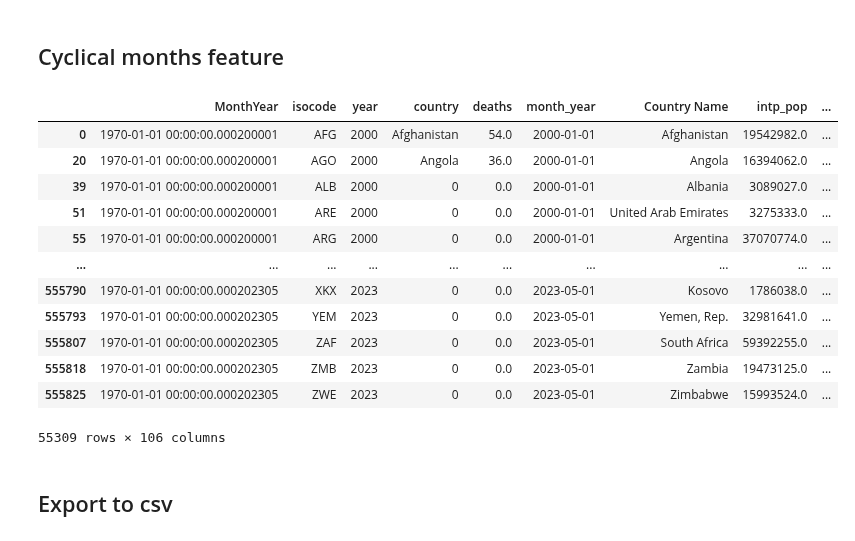
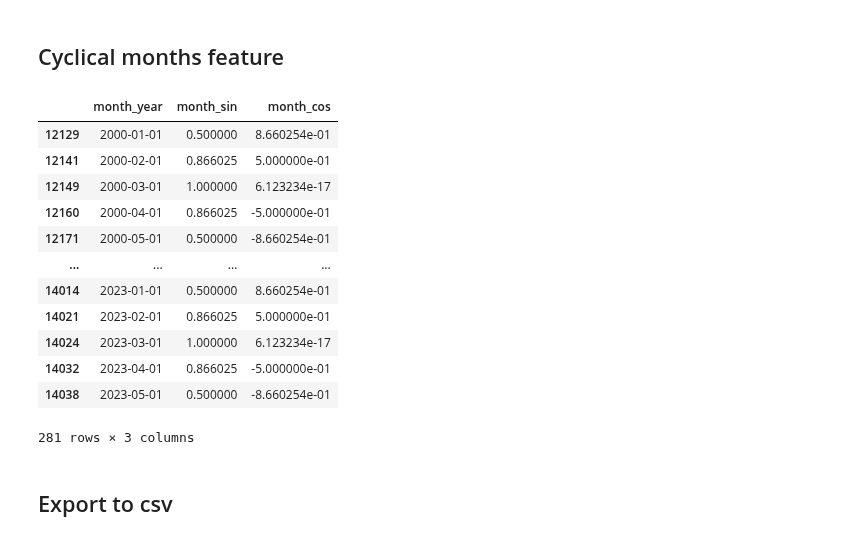
Before and after one commit to luisquinonesPR/thesis, a Jupyter notebook: utils/preprocessing.ipynb, the cells around one changed output. Drawn from its saved outputs; the diff is of its cells as text; code cells hidden in the pictures.

```diff
--- a/utils/preprocessing.ipynb
+++ b/utils/preprocessing.ipynb
@@ -748,3 +829,5 @@ country_df[['Country Name', 'month_year', deaths_choice, 'past6', 'past12', 'pas
+# %%
+df_past.sort_values(by=['month_year', 'isocode'], inplace=True)
 # %% [markdown]
 ## Generate Event shares & normalised total events
 We also make an assumption for missing values that allows us to impute them all with zeros:
@@ -814,0 +898,20 @@ for i in range(0, 21):
+# %%
+#specific_events = ['state_deaths', 'nonstate_deaths', 'onesided_deaths', 'civilian_deaths']
+
+event_cols_gov = ['count_events_{}_gov'.format(i) for i in range(1, 21)]
+event_cols_opp = ['count_events_{}_opp'.format(i) for i in range(1, 21)]
+
+df_shares['events_gov'] = df_shares[event_cols_gov].sum(axis=1)
+df_shares['events_opp'] = df_shares[event_cols_opp].sum(axis=1)
+
+specific_events = ['events_gov', 'events_opp']
+
+# Compute the share of each subset of events of the total events - only when not dividing by zero
+for col in specific_events:
+    df_shares['share_{}'.format(col)] = np.where((df_shares['total_events'] > 0) & (df_shares[col] > 0),
+                                                 round(df_shares[col] / df_shares['total_events'] * 100, 2), 0)
+
+# Drop the original columns
+df_shares.drop(columns=specific_events, inplace=True)
+
+df_shares.isnull().sum().sum()
@@ -918,6 +1027,7 @@ decay = 0.8
 unit_of_analyis = 'isocode'
 
 print(df_stocks.shape)
+
 
 # generates missing values for some months, starting Decemeber 2018 (when using Jan 2018 as start date)
 # lcols = (df_feat.groupby(unit_of_analyis)
@@ -937,7 +1047,15 @@ new_df = pd.DataFrame(lcols_novs).transpose()
 print(new_df.shape)
 
 df_stocks.reset_index(drop=True, inplace=True)
+
+# sort by country and month to join accurately!
+df_stocks.sort_values(by=[unit_of_analyis, 'month_year'], inplace=True)
+
 df_stocks = df_stocks.join(new_df)
+
+# sort back to original order
+df_stocks.sort_values(by=[unit_of_analyis, 'month_year'], inplace=True)
+
 
 print(df_stocks.shape)
 
@@ -1038,9 +1156,9 @@ def encode_adm(df, year_threshold):
 
     # Target encoding the regions that have at least 1 event of type 18, 19, or 20
     region_encoder = ce.TargetEncoder(smoothing=1.0)
-    region_encoder.fit(df_train['ActionGeo_ADM1Code'], df_train['deaths'])
-    df_train['ActionGeo_ADM1Code'] = region_encoder.transform(df_train['ActionGeo_ADM1Code'], df_train['deaths'])
-    df_test['ActionGeo_ADM1Code'] = region_encoder.transform(df_test['ActionGeo_ADM1Code'], df_test['deaths'])
+    region_encoder.fit(df_train['ActionGeo_ADM1Code'], df_train[deaths_choice]) #['deaths'])
+    df_train['ActionGeo_ADM1Code'] = region_encoder.transform(df_train['ActionGeo_ADM1Code'], df_train[deaths_choice]) #['deaths'])
+    df_test['ActionGeo_ADM1Code'] = region_encoder.transform(df_test['ActionGeo_ADM1Code'], df_test[deaths_choice]) #['deaths'])
     df = pd.concat([df_train, df_test])
 
     # Getting the maximum, mean, and median regions for each month/year and country
@@ -1096,23 +1214,24 @@ print((set(df_deaths.columns) - set(pop_options.columns)))
 # %%
 df_cyclical = df_deaths.copy()
 
-encoder = CyclicalFeatures(variables=['month'], drop_original=True)
+encoder = CyclicalFeatures(variables=['month'], drop_original=False)
 df_cyclical = encoder.fit_transform(df_cyclical)
-df_cyclical
+
+df_cyclical.loc[df_cyclical['isocode'] == 'ALB', ['month_year', 'month_sin', 'month_cos']]
 # %% [output]
-|  | MonthYear | isocode | year | country | deaths | month_year | Country Name | intp_pop | ... |
-| 0 | 1970-01-01 00:00:00.000200001 | AFG | 2000 | Afghanistan | 54.0 | 2000-01-01 | Afghanistan | 19542982.0 | ... |
-| 20 | 1970-01-01 00:00:00.000200001 | AGO | 2000 | Angola | 36.0 | 2000-01-01 | Angola | 16394062.0 | ... |
-| 39 | 1970-01-01 00:00:00.000200001 | ALB | 2000 | 0 | 0.0 | 2000-01-01 | Albania | 3089027.0 | ... |
-| 51 | 1970-01-01 00:00:00.000200001 | ARE | 2000 | 0 | 0.0 | 2000-01-01 | United Arab Emirates | 3275333.0 | ... |
-| 55 | 1970-01-01 00:00:00.000200001 | ARG | 2000 | 0 | 0.0 | 2000-01-01 | Argentina | 37070774.0 | ... |
-| ... | ... | ... | ... | ... | ... | ... | ... | ... | ... |
-| 555790 | 1970-01-01 00:00:00.000202305 | XKX | 2023 | 0 | 0.0 | 2023-05-01 | Kosovo | 1786038.0 | ... |
-| 555793 | 1970-01-01 00:00:00.000202305 | YEM | 2023 | 0 | 0.0 | 2023-05-01 | Yemen, Rep. | 32981641.0 | ... |
-| 555807 | 1970-01-01 00:00:00.000202305 | ZAF | 2023 | 0 | 0.0 | 2023-05-01 | South Africa | 59392255.0 | ... |
-| 555818 | 1970-01-01 00:00:00.000202305 | ZMB | 2023 | 0 | 0.0 | 2023-05-01 | Zambia | 19473125.0 | ... |
-| 555825 | 1970-01-01 00:00:00.000202305 | ZWE | 2023 | 0 | 0.0 | 2023-05-01 | Zimbabwe | 15993524.0 | ... |
+|  | month_year | month_sin | month_cos |
+| 12129 | 2000-01-01 | 0.500000 | 8.660254e-01 |
+| 12141 | 2000-02-01 | 0.866025 | 5.000000e-01 |
+| 12149 | 2000-03-01 | 1.000000 | 6.123234e-17 |
+| 12160 | 2000-04-01 | 0.866025 | -5.000000e-01 |
+| 12171 | 2000-05-01 | 0.500000 | -8.660254e-01 |
+| ... | ... | ... | ... |
+| 14014 | 2023-01-01 | 0.500000 | 8.660254e-01 |
+| 14021 | 2023-02-01 | 0.866025 | 5.000000e-01 |
+| 14024 | 2023-03-01 | 1.000000 | 6.123234e-17 |
+| 14032 | 2023-04-01 | 0.866025 | -5.000000e-01 |
+| 14038 | 2023-05-01 | 0.500000 | -8.660254e-01 |
-55309 rows × 106 columns
+281 rows × 3 columns
 # %% [markdown]
 ## Export to csv
 # %%
```
Also changed, not shown: parts of 23 cells of this notebook.
